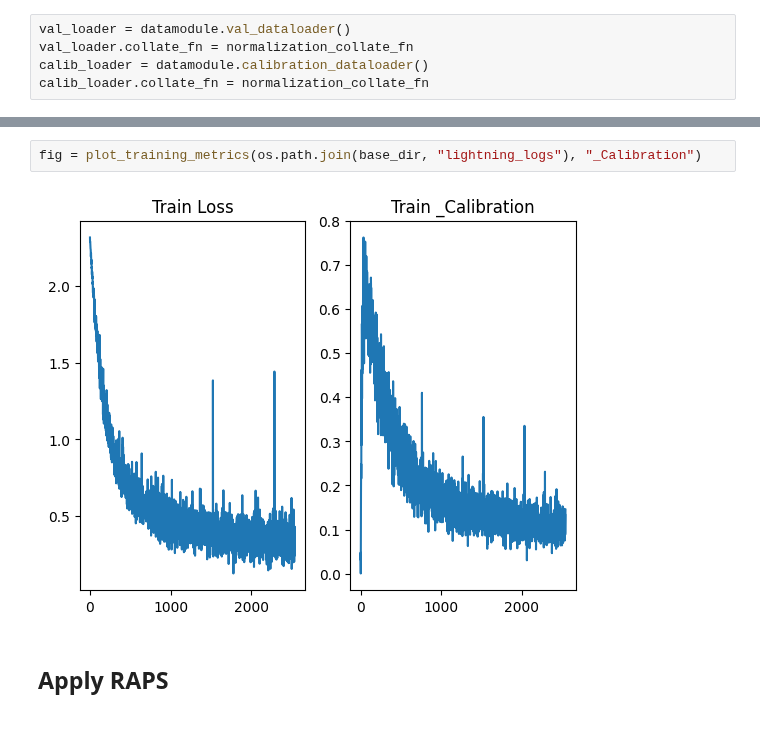
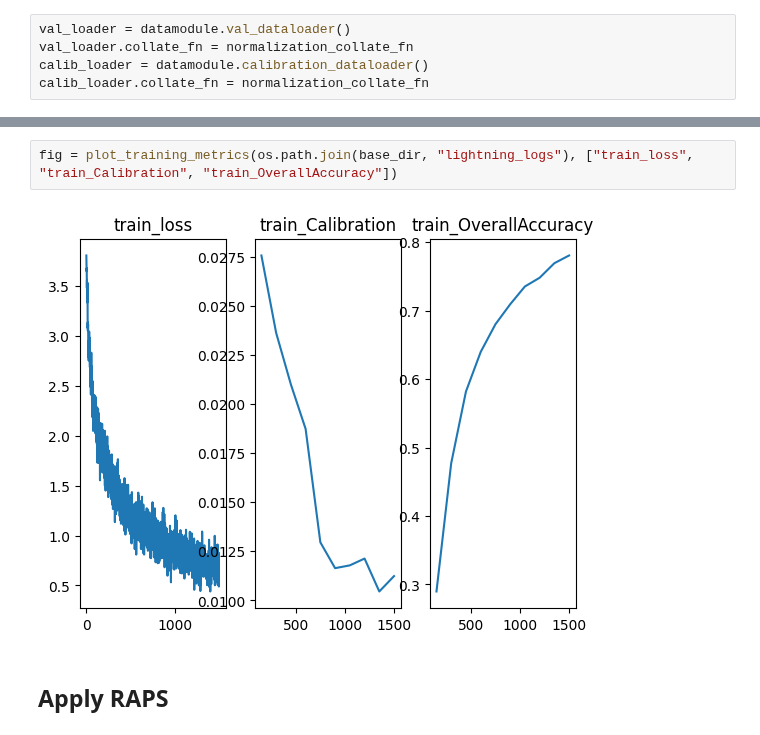
Before and after one commit to lightning-uq-box/lightning-uq-box, a Jupyter notebook: docs/tutorials/earth_observation/raps.ipynb, the cells around one changed output, grey strips where cells are left out. Saved outputs shown, nothing was run; the diff lists cells and outputs as text.

```diff
--- a/docs/tutorials/earth_observation/raps.ipynb
+++ b/docs/tutorials/earth_observation/raps.ipynb
@@ -236,6 +183,6 @@ Loaded model weights from the checkpoint at /tmp/tmpciqcztm1/lightning_logs/vers
 # %%
-fig = plot_training_metrics(os.path.join(base_dir, "lightning_logs"), "_Calibration")
+fig = plot_training_metrics(os.path.join(base_dir, "lightning_logs"), ["train_loss", "train_Calibration", "train_OverallAccuracy"])
 # %% [output]
-[figure, old version]
+[figure, new version]
 # %% [markdown]
 ## Apply RAPS
```
Also changed, not shown: parts of 19 cells of this notebook, 1 other file.
